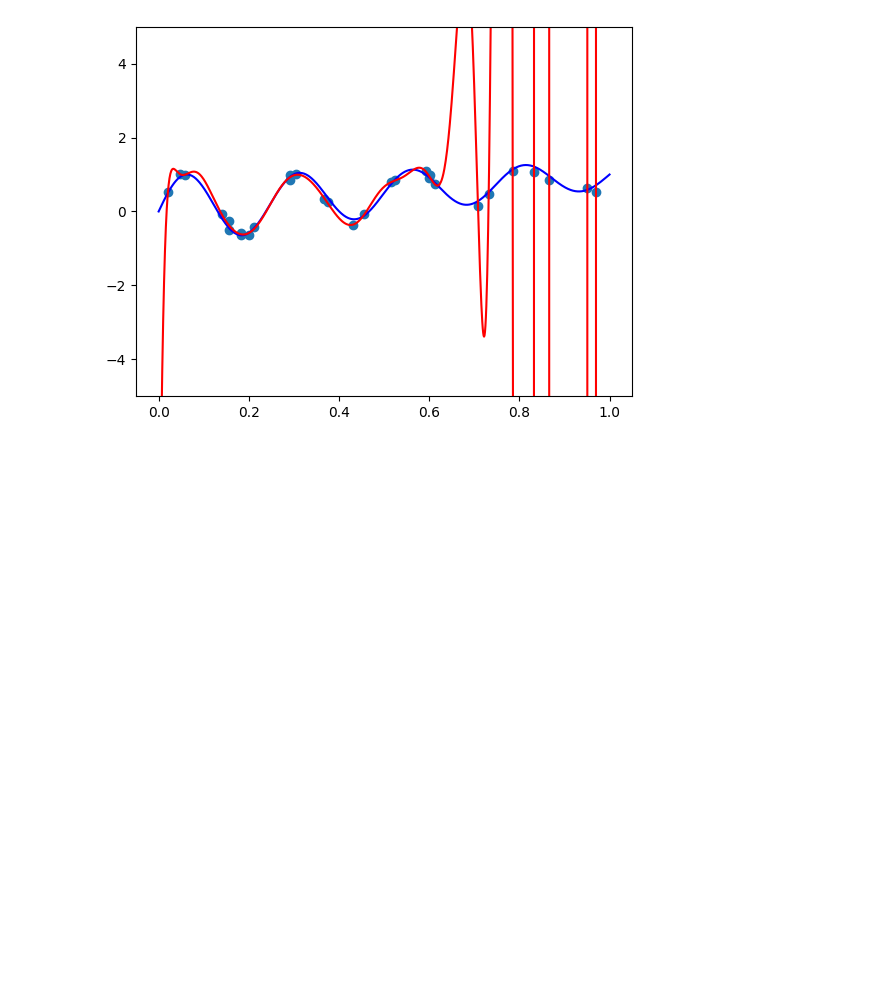
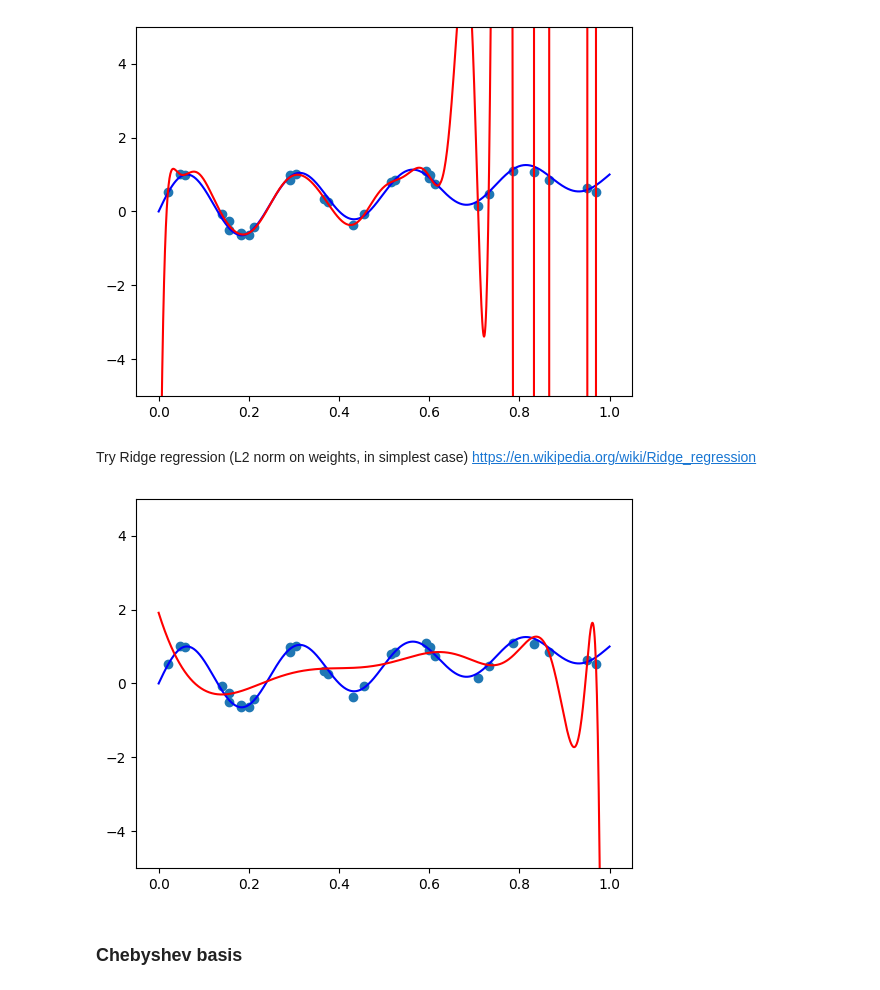
Before and after one commit to ajegorovs/aj_python_tool_lib, a Jupyter notebook: data_processing/Regression/different_poly_basis_fit.ipynb, the cells around one changed output. Drawn from its saved outputs; the diff is of its cells as text; code cells hidden in the pictures; blank space fills up the shorter version.

```diff
--- a/data_processing/Regression/different_poly_basis_fit.ipynb
+++ b/data_processing/Regression/different_poly_basis_fit.ipynb
@@ -90,4 +99,27 @@ plt.ylim([-5, 5])
 plt.show()
 # %% [output]
 [figure]
+# %% [markdown]
+Try Ridge regression (L2 norm on weights, in simplest case)
+https://en.wikipedia.org/wiki/Ridge_regression
+# %%
+from sklearn.linear_model import Ridge
+
+reg_coef = 1e-7
+
+def fit_and_plot(vander, n, alpha):
+  model = Ridge(fit_intercept=False, alpha=alpha)
+  model.fit(vander(X, deg=n), y)
+
+  plt.scatter(X.ravel(), y.ravel())                           # plot the samples
+  plt.plot(plt_xs, true_func(plt_xs), 'blue')                 # plot the true function
+  plt.plot(plt_xs, model.predict(vander(plt_xs, deg=n)), 'r') # plot the fit model
+  plt.ylim([-5, 5])
+  plt.show()
+
+fit_and_plot(np.polynomial.polynomial.polyvander,n,reg_coef)
+# %% [output]
+[figure, added]
+# %% [markdown]
+### Chebyshev basis
 # %%
```
Also changed, not shown: parts of 13 cells of this notebook, 3 other files.
